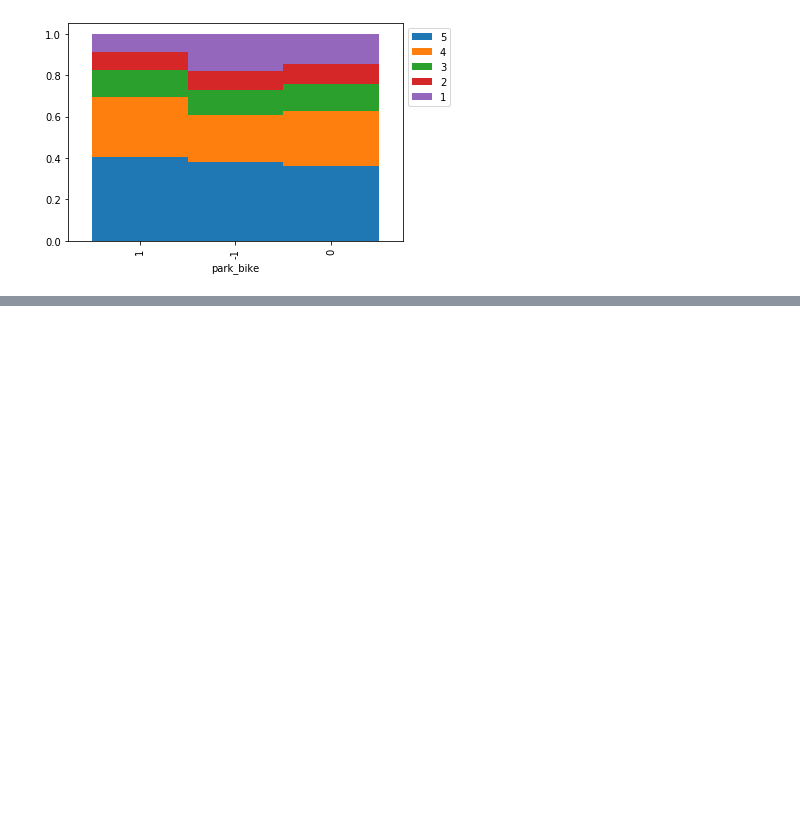
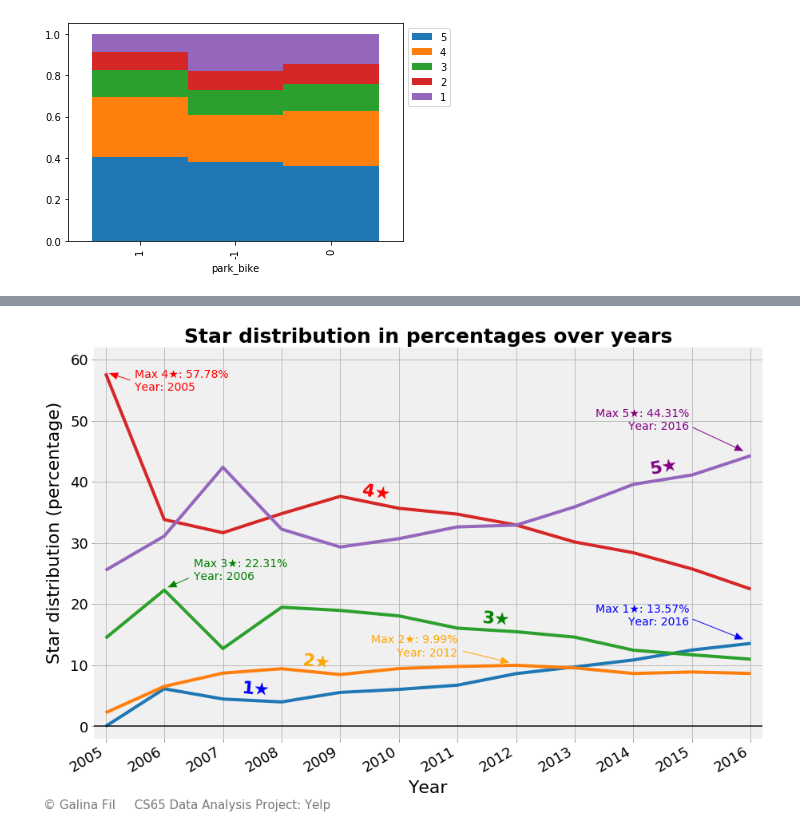
Before and after one commit to pe44enka/Yelp, a Jupyter notebook: DA_Project.ipynb, the cells around one changed output, grey strips where cells are left out. Saved outputs shown, nothing was run; the diff lists cells and outputs as text; code cells hidden in the pictures; blank space fills up the shorter version.

```diff
--- a/DA_Project.ipynb
+++ b/DA_Project.ipynb
@@ -3163,0 +3221,64 @@ stars=[5,4,3,2,1]
+# %%
+fig, ax = plt.subplots(figsize=(15,10))
+
+max_val, max_year = [], []
+for i in range(1,6):
+  max_val.append(max(years_df[i]))
+  max_year.append(years_df.year.iloc[years_df[i].idxmax()])
+
+with plt.style.context('fivethirtyeight'):
+  years_df.plot(x = 'year', y = years_df.columns[1:], ax=ax, legend = False)
+
+  #axes params
+  ax.set_xlim(2004.8, 2016.2)
+  ax.set_xticks(years_df.year)
+  ax.set_ylim(-2, 62)
+  ax.tick_params(axis='both', which='major', labelsize=18, color='#777777')
+  plt.xlabel('')
+  fig.autofmt_xdate()
+
+  #axes style
+  ax.set_facecolor('#f0f0f0')
+  ax.spines['top'].set_visible(False)
+  ax.spines['bottom'].set_visible(False)
+  ax.spines['left'].set_visible(False)
+  ax.spines['right'].set_visible(False)
+  ax.axhline(y=0, color='black', alpha=0.7, linewidth=2)
+
+  #axes labels, title
+  ax.text(-0.07, 0.20, 'Star distribution (percentage)', rotation = 90, transform=ax.transAxes, size=22)
+  ax.text(0.47, -0.14, 'Year', transform=ax.transAxes, size=22)
+  ax.set_title('Star distribution in percentages over years', weight='bold', size=25)
+  ax.text(x=-0.075, y=-0.18, s="""© Galina Fil     CS65 Data Analysis Project: Yelp""", fontsize=15, color='#777777', transform=ax.transAxes)
+
+  #5★ annotation
+  ax.text(0.83, 0.675, '5★', transform=ax.transAxes, rotation = 10, size=22, color = 'purple', weight='bold')
+  ax.annotate(f'Max 5★: {max_val[4]:.2f}%\nYear: {max_year[4]}', xy = (2014.95, 48.5), color='purple', ha='right')
+  purple_arrow_properties = dict(facecolor="purple", width=1.5, headwidth=10, shrink=0.1)
+  ax.annotate(' ', xy=(max_year[4], max_val[4]+0.2), xytext=(2014.8, 50), arrowprops=purple_arrow_properties)
+
+  #4★ annotation
+  ax.text(0.4, 0.61, '4★', transform=ax.transAxes, rotation = -10, size=22, color = 'red', weight='bold')
+  ax.annotate(f'Max 4★: {max_val[3]:.2f}%\nYear: {max_year[3]}', xy = (2005.5, 55), color='red', ha='left')
+  red_arrow_properties = dict(facecolor="red", width=1.5, headwidth=10, shrink=0.1)
+  ax.annotate(' ', xy=(max_year[3], max_val[3]+0.2), xytext=(2005.5, 55), arrowprops=red_arrow_properties)
+
+  #3★ annotation
+  ax.text(0.58, 0.29, '3★', transform=ax.transAxes, rotation = -5, size=22, color = 'green', weight='bold')
+  ax.annotate(f'Max 3★: {max_val[2]:.2f}%\nYear: {max_year[2]}', xy = (2006.5, 24), color='green', ha='left')
+  green_arrow_properties = dict(facecolor="green", width=1.5, headwidth=10, shrink=0.1)
+  ax.annotate(' ', xy=(max_year[2], max_val[2]+0.2), xytext=(2006.5, 25), arrowprops=green_arrow_properties)
+
+  #2★ annotation
+  ax.text(0.31, 0.18, '2★', transform=ax.transAxes, rotation = -7, size=22, color = 'orange', weight='bold')
+  ax.annotate(f'Max 2★: {max_val[1]:.2f}%\nYear: {max_year[1]}', xy = (2011, 11.5), color='orange', ha='right')
+  orange_arrow_properties = dict(facecolor="orange", width=1.5, headwidth=10, shrink=0.1)
+  ax.annotate(' ', xy=(max_year[1], max_val[1]+0.2), xytext=(2010.9, 13), arrowprops=orange_arrow_properties)
+
+  #1★ annotation
+  ax.text(0.22, 0.11, '1★', transform=ax.transAxes, rotation = -5, size=22, color = 'blue', weight='bold')
+  ax.annotate(f'Max 1★: {max_val[0]:.2f}%\nYear: {max_year[0]}', xy = (2014.95, 16.5), color='blue', ha='right')
+  blue_arrow_properties = dict(facecolor="blue", width=1.5, headwidth=10, shrink=0.1)
+  ax.annotate(' ', xy=(max_year[0], max_val[0]+0.2), xytext=(2014.8, 18.5), arrowprops=blue_arrow_properties)
+# %% [output]
+[figure, added]
```
Also changed, not shown: parts of 7 cells of this notebook.
